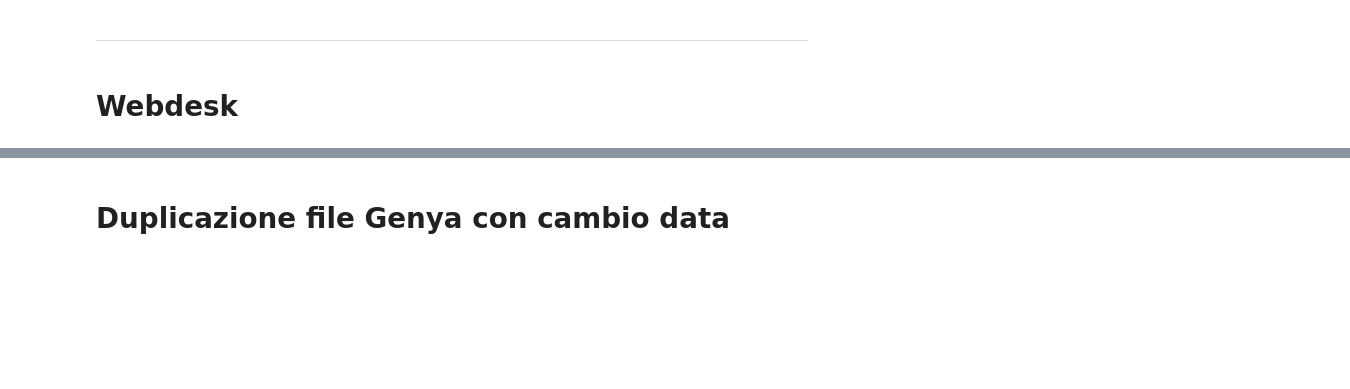
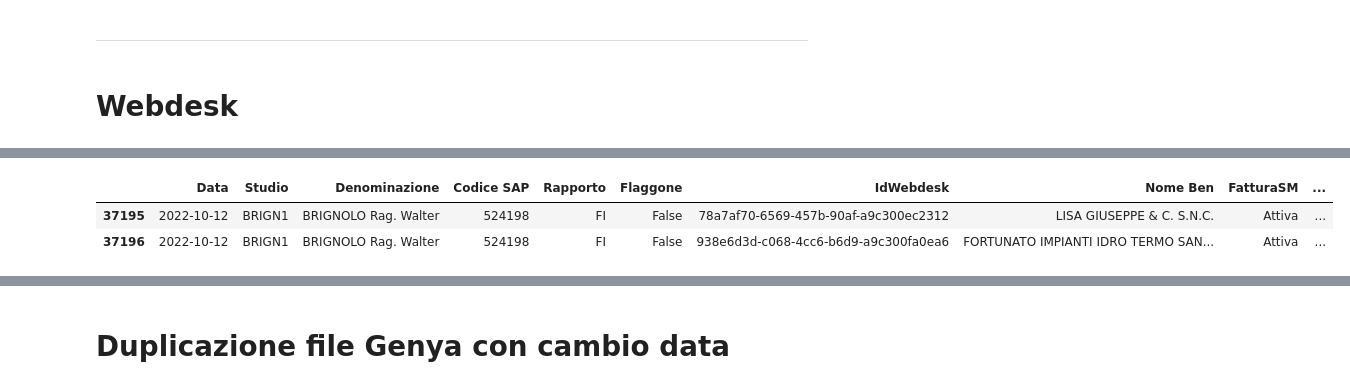
Before and after one commit to rafsport/business-analysis, a Jupyter notebook: SMART skill.ipynb, the cells around one changed output, grey strips where cells are left out. Saved outputs shown, nothing was run; the diff lists cells and outputs as text; code cells hidden in the pictures; blank space fills up the shorter version.

```diff
--- a/SMART skill.ipynb
+++ b/SMART skill.ipynb
@@ -306,2 +339,3 @@ StatsLog = pd.read_csv(f"C:/Users/Raffaele.Sportiello/OneDrive - Wolters Kluwer/
 # %%
-StatsLog["Data"] = pd.to_datetime(StatsLog["Data"], format="%d/%m/%Y")
+StatsLogDett = pd.read_csv(f"C:/Users/Raffaele.Sportiello/OneDrive - Wolters Kluwer/Documents/E-commerce/Data source/StatsLogSMARTSKILLDETT/StatsLog-SMARTSKILLDETT-{data}.txt", sep=";", on_bad_lines='warn')
+StatsLogDett["Data"] = pd.to_datetime(StatsLogDett["Data"], format="%d/%m/%Y")
@@ -307,0 +347,6 @@ StatsLog["Data"] = pd.to_datetime(StatsLog["Data"], format="%d/%m/%Y")
+# %%
+StatsLogDett.loc[[37195,37196],:]
+# %% [output]
+|  | Data | Studio | Denominazione | Codice SAP | Rapporto | Flaggone | IdWebdesk | Nome Ben | FatturaSM | ... |
+| 37195 | 2022-10-12 | BRIGN1 | BRIGNOLO Rag. Walter | 524198 | FI | False | 78a7af70-6569-457b-90af-a9c300ec2312 | LISA GIUSEPPE & C. S.N.C. | Attiva | ... |
+| 37196 | 2022-10-12 | BRIGN1 | BRIGNOLO Rag. Walter | 524198 | FI | False | 938e6d3d-c068-4cc6-b6d9-a9c300fa0ea6 | FORTUNATO IMPIANTI IDRO TERMO SAN... | Attiva | ... |
```
Also changed, not shown: parts of 17 cells of this notebook, 59 other files.
